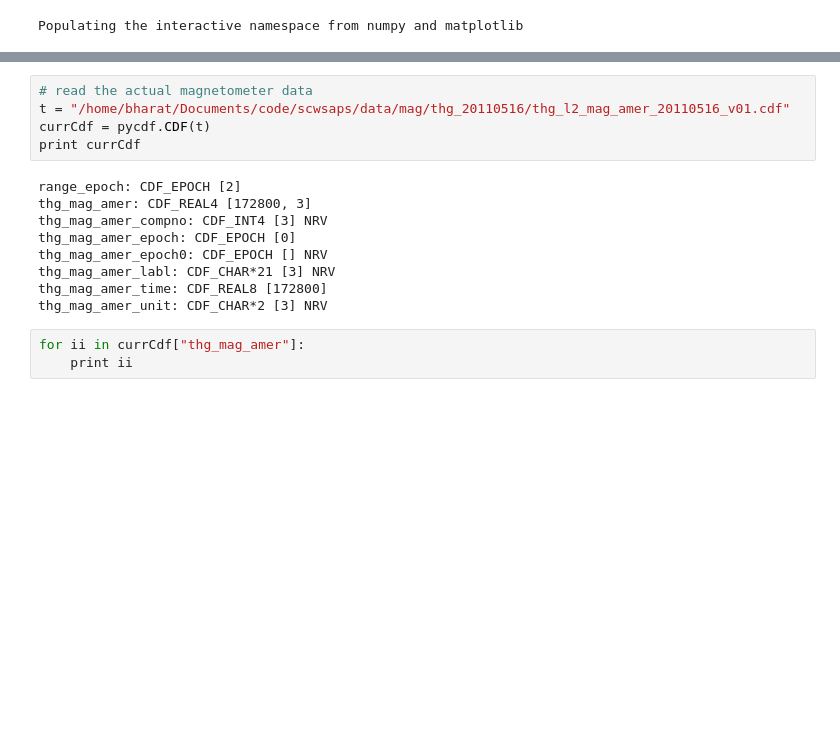
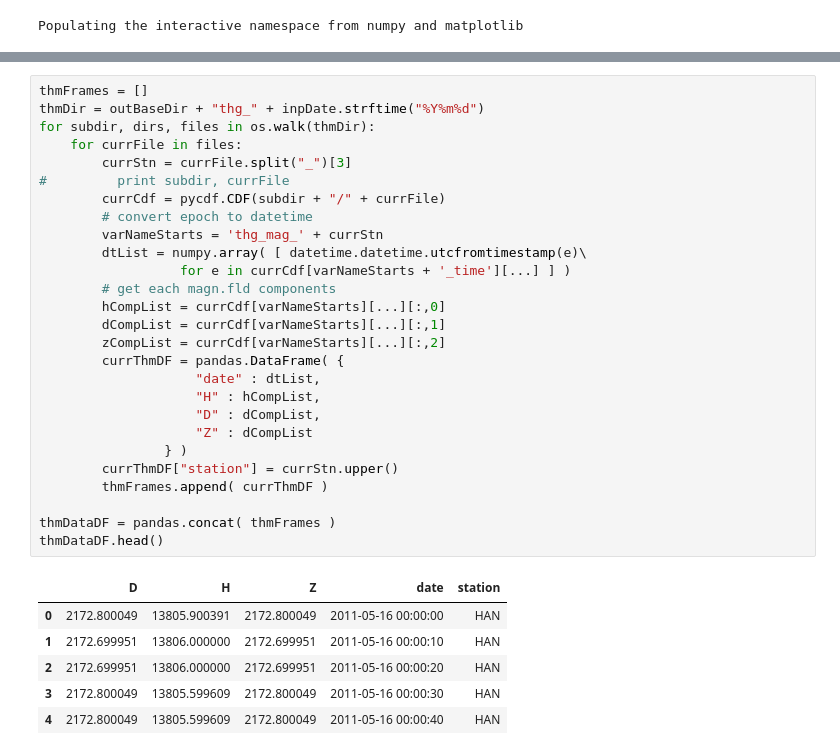
Before and after one commit to bharatreddy/scwsaps, a Jupyter notebook: ipy/thm_plot.ipynb, the cells around one changed output, grey strips where cells are left out. Drawn from its saved outputs; the diff is of its cells as text; blank space fills up the shorter version.

```diff
--- a/ipy/thm_plot.ipynb
+++ b/ipy/thm_plot.ipynb
@@ -52,17 +56,34 @@ thmStnDF.head()
-# %%
-# read the actual magnetometer data
-t = "/home/bharat/Documents/code/scwsaps/data/mag/thg_20110516/thg_l2_mag_amer_20110516_v01.cdf"
-currCdf = pycdf.CDF(t)
-print currCdf
-# %% [output]
-range_epoch: CDF_EPOCH [2]
-thg_mag_amer: CDF_REAL4 [172800, 3]
-thg_mag_amer_compno: CDF_INT4 [3] NRV
-thg_mag_amer_epoch: CDF_EPOCH [0]
-thg_mag_amer_epoch0: CDF_EPOCH [] NRV
-thg_mag_amer_labl: CDF_CHAR*21 [3] NRV
-thg_mag_amer_time: CDF_REAL8 [172800]
-thg_mag_amer_unit: CDF_CHAR*2 [3] NRV
-# %%
-for ii in currCdf["thg_mag_amer"]:
-    print ii
+# %%
+thmFrames = []
+thmDir = outBaseDir + "thg_" + inpDate.strftime("%Y%m%d")
+for subdir, dirs, files in os.walk(thmDir):
+    for currFile in files:
+        currStn = currFile.split("_")[3]
+#         print subdir, currFile
+        currCdf = pycdf.CDF(subdir + "/" + currFile)
+        # convert epoch to datetime
+        varNameStarts = 'thg_mag_' + currStn
+        dtList = numpy.array( [ datetime.datetime.utcfromtimestamp(e)\
+                  for e in currCdf[varNameStarts + '_time'][...] ] )
+        # get each magn.fld components
+        hCompList = currCdf[varNameStarts][...][:,0]
+        dCompList = currCdf[varNameStarts][...][:,1]
+        zCompList = currCdf[varNameStarts][...][:,2]
+        currThmDF = pandas.DataFrame( {
+                    "date" : dtList,
+                    "H" : hCompList,
+                    "D" : dCompList,
+                    "Z" : dCompList
+                } )
+        currThmDF["station"] = currStn.upper()
+        thmFrames.append( currThmDF )
+
+thmDataDF = pandas.concat( thmFrames )
+thmDataDF.head()
+# %% [output]
+|  | D | H | Z | date | station |
+| 0 | 2172.800049 | 13805.900391 | 2172.800049 | 2011-05-16 00:00:00 | HAN |
+| 1 | 2172.699951 | 13806.000000 | 2172.699951 | 2011-05-16 00:00:10 | HAN |
+| 2 | 2172.699951 | 13806.000000 | 2172.699951 | 2011-05-16 00:00:20 | HAN |
+| 3 | 2172.800049 | 13805.599609 | 2172.800049 | 2011-05-16 00:00:30 | HAN |
+| 4 | 2172.800049 | 13805.599609 | 2172.800049 | 2011-05-16 00:00:40 | HAN |
```
Also changed, not shown: parts of 6 cells of this notebook, 2 other files.
